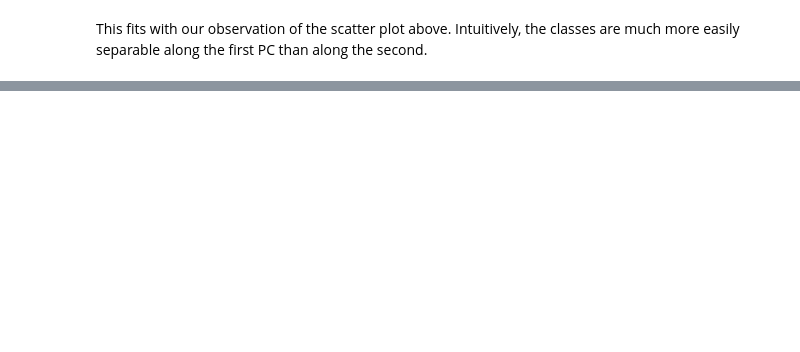
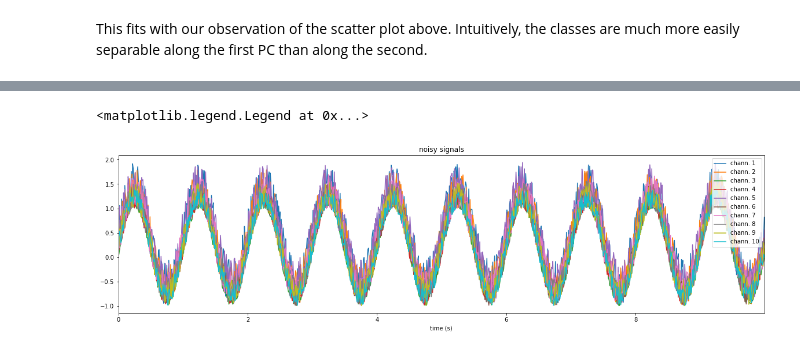
Before and after one commit to pmccthy/data-science-playground, a Jupyter notebook: decompositions/pca.ipynb, the cells around one changed output, grey strips where cells are left out. Drawn from its saved outputs; the diff is of its cells as text; code cells hidden in the pictures; blank space fills up the shorter version.

```diff
--- a/decompositions/pca.ipynb
+++ b/decompositions/pca.ipynb
@@ -58,0 +80,25 @@ This fits with our observation of the scatter plot above. Intuitively,  the clas
+# %%
+# generate sample data as if we have multiple channels recording the same phenomenon
+num_channs = 10
+fs = 100
+T = 10
+t_ax = np.arange(0,10,1/fs)
+noise_var = np.random.random([num_channs, 1])
+f = 1
+
+# construct feature matrix [observations x features]
+X = np.empty([len(t_ax), num_channs])
+for feat in range(num_channs):
+    X[:, feat] = np.sin(2 * np.pi * f * t_ax) + np.random.random([len(t_ax)]) * noise_var[feat]
+# %%
+# plot signals
+plt.figure(figsize=(20,5))
+for sig_idx in range(num_channs):
+    plt.plot(t_ax, X[:, sig_idx], label=f'chann. {sig_idx+1}')
+    plt.xlim([0, max(t_ax)])
+    plt.xlabel('time (s)')
+plt.title('noisy signals')
+plt.legend()
+# %% [output]
+<matplotlib.legend.Legend at 0x...>
+[figure, added]
```
Also changed, not shown: parts of 24 cells of this notebook.
